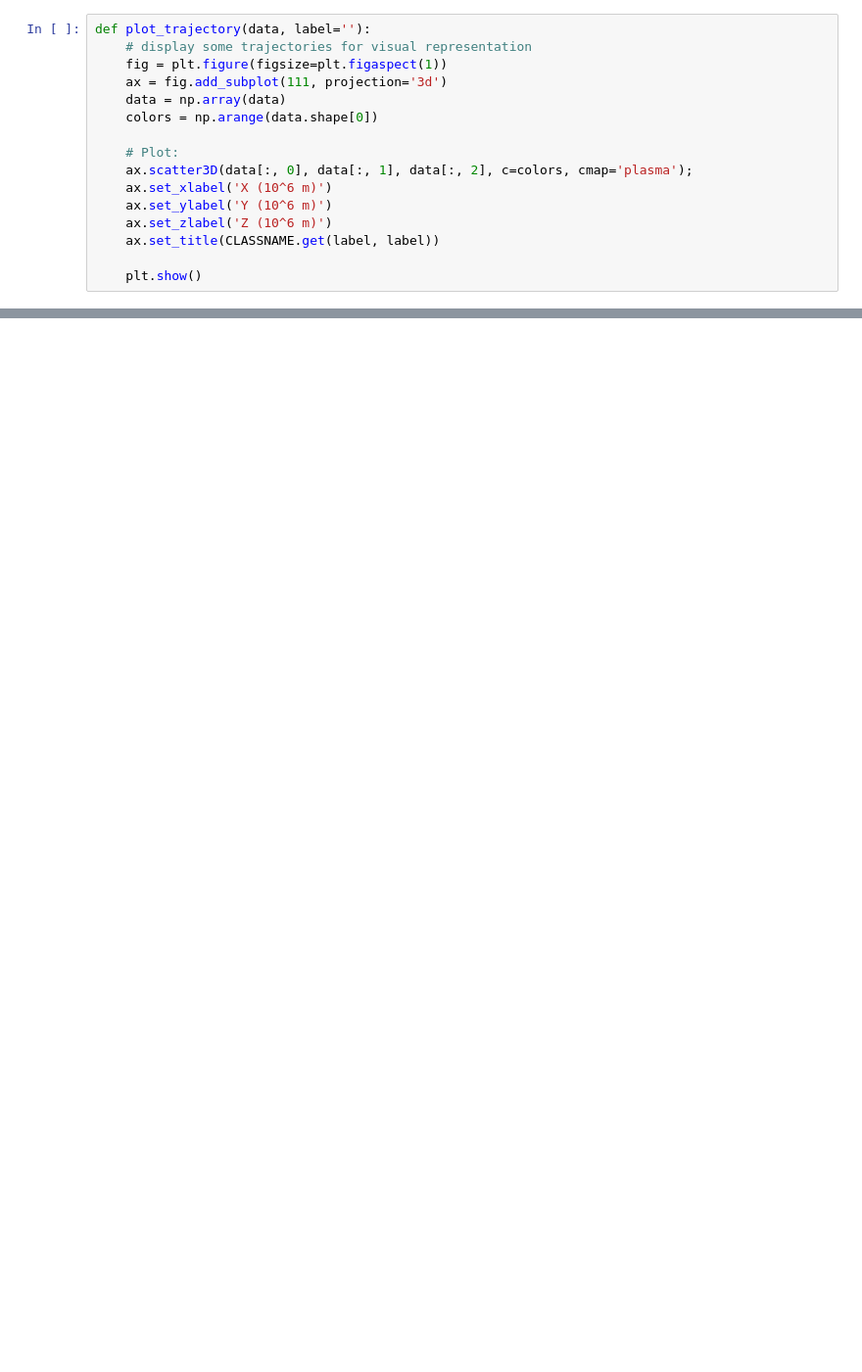
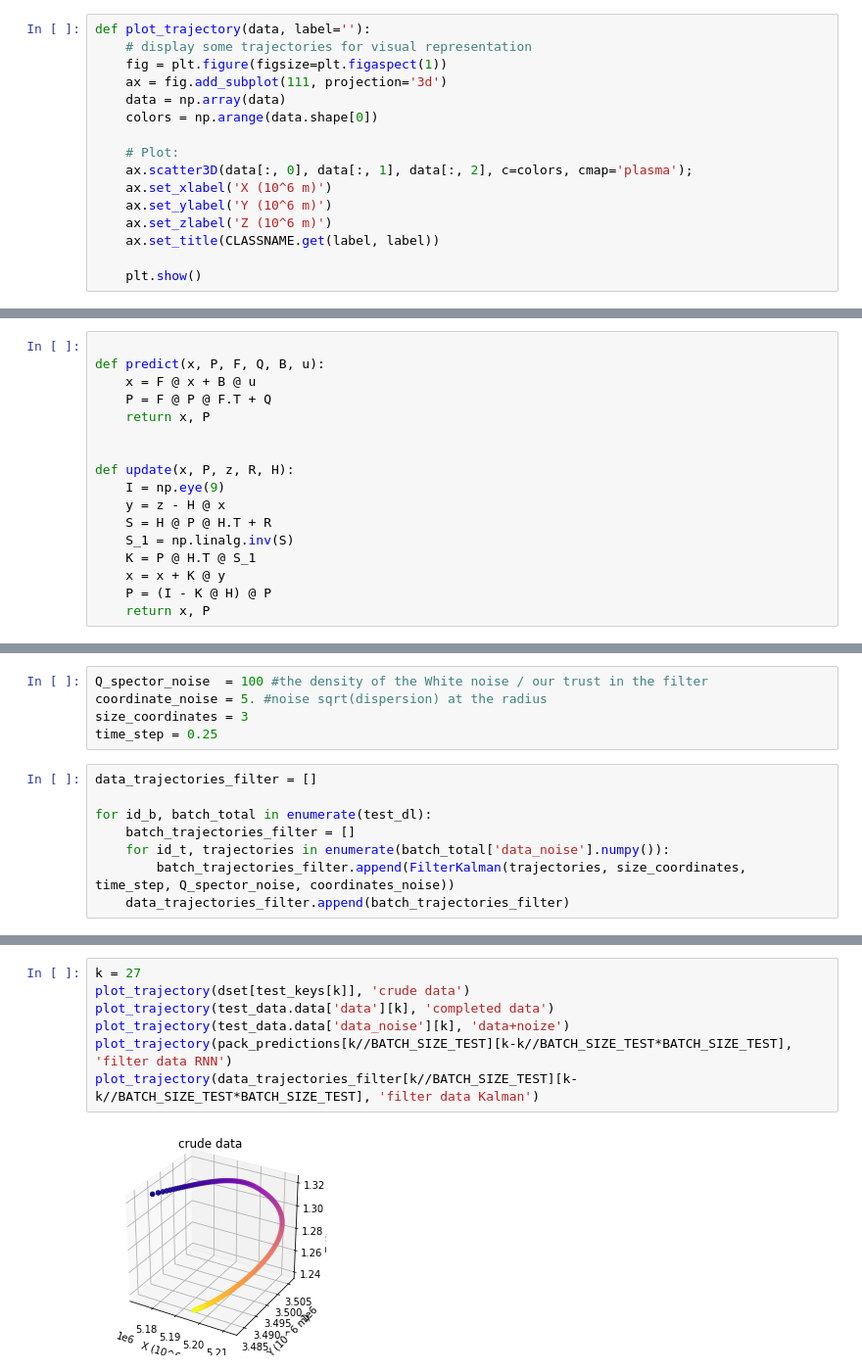
Before and after one commit to dart9905/coursework, a Jupyter notebook: KalmanNN/KalmanNN.ipynb, the cells around one changed output, grey strips where cells are left out. Shown at 98% size. Cells and saved outputs as stored; diff of their text form; blank space fills up the shorter version.

```diff
--- a/KalmanNN/KalmanNN.ipynb
+++ b/KalmanNN/KalmanNN.ipynb
@@ -828,0 +829,17 @@ plot_trajectory(pack_predictions[k//8][k-k//8*8], 'filter data')
+# %%
+
+def predict(x, P, F, Q, B, u):
+    x = F @ x + B @ u
+    P = F @ P @ F.T + Q
+    return x, P
+
+
+def update(x, P, z, R, H):
+    I = np.eye(9)
+    y = z - H @ x
+    S = H @ P @ H.T + R
+    S_1 = np.linalg.inv(S)
+    K = P @ H.T @ S_1
+    x = x + K @ y
+    P = (I - K @ H) @ P
+    return x, P
@@ -828,0 +890,13 @@ plot_trajectory(pack_predictions[k//8][k-k//8*8], 'filter data')
+# %%
+Q_spector_noise  = 100 #the density of the White noise / our trust in the filter
+coordinate_noise = 5. #noise sqrt(dispersion) at the radius
+size_coordinates = 3
+time_step = 0.25
+# %%
+data_trajectories_filter = []
+
+for id_b, batch_total in enumerate(test_dl):
+    batch_trajectories_filter = []
+    for id_t, trajectories in enumerate(batch_total['data_noise'].numpy()):
+        batch_trajectories_filter.append(FilterKalman(trajectories, size_coordinates, time_step, Q_spector_noise, coordinates_noise))
+    data_trajectories_filter.append(batch_trajectories_filter)
@@ -828,0 +972,9 @@ plot_trajectory(pack_predictions[k//8][k-k//8*8], 'filter data')
+# %%
+k = 27
+plot_trajectory(dset[test_keys[k]], 'crude data')
+plot_trajectory(test_data.data['data'][k], 'completed data')
+plot_trajectory(test_data.data['data_noise'][k], 'data+noize')
+plot_trajectory(pack_predictions[k//BATCH_SIZE_TEST][k-k//BATCH_SIZE_TEST*BATCH_SIZE_TEST], 'filter data RNN')
+plot_trajectory(data_trajectories_filter[k//BATCH_SIZE_TEST][k-k//BATCH_SIZE_TEST*BATCH_SIZE_TEST], 'filter data Kalman')
+# %% [output]
+[figure, added]
```
Also changed, not shown: parts of 12 cells of this notebook, 2 other files.
